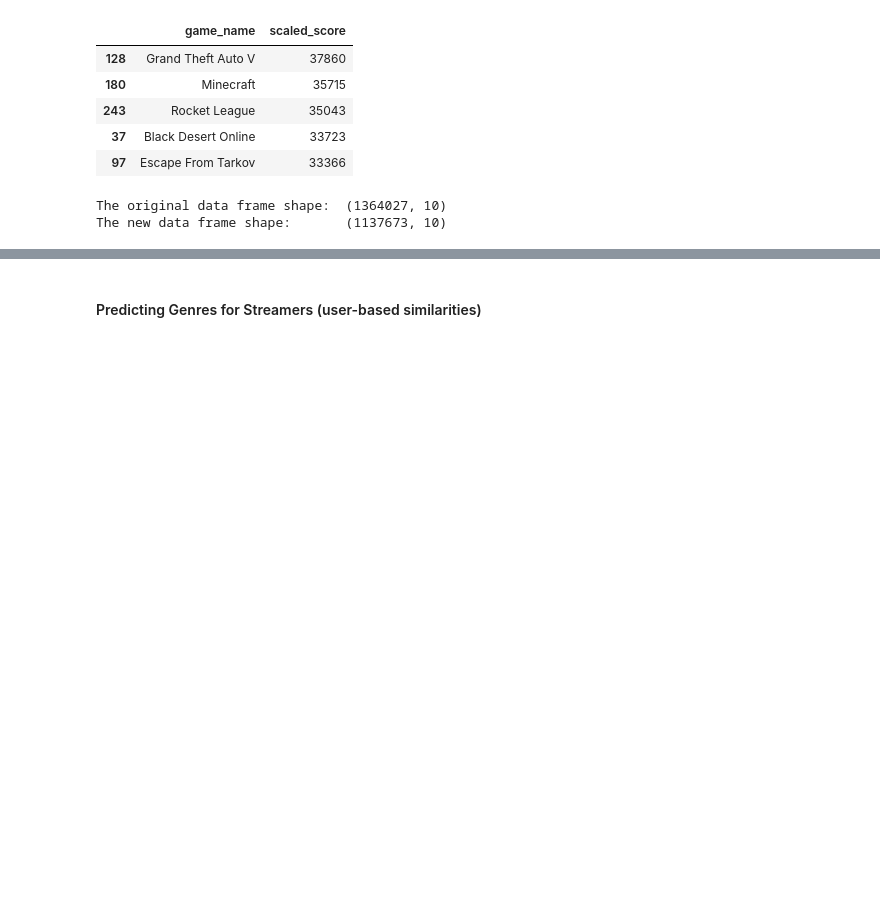
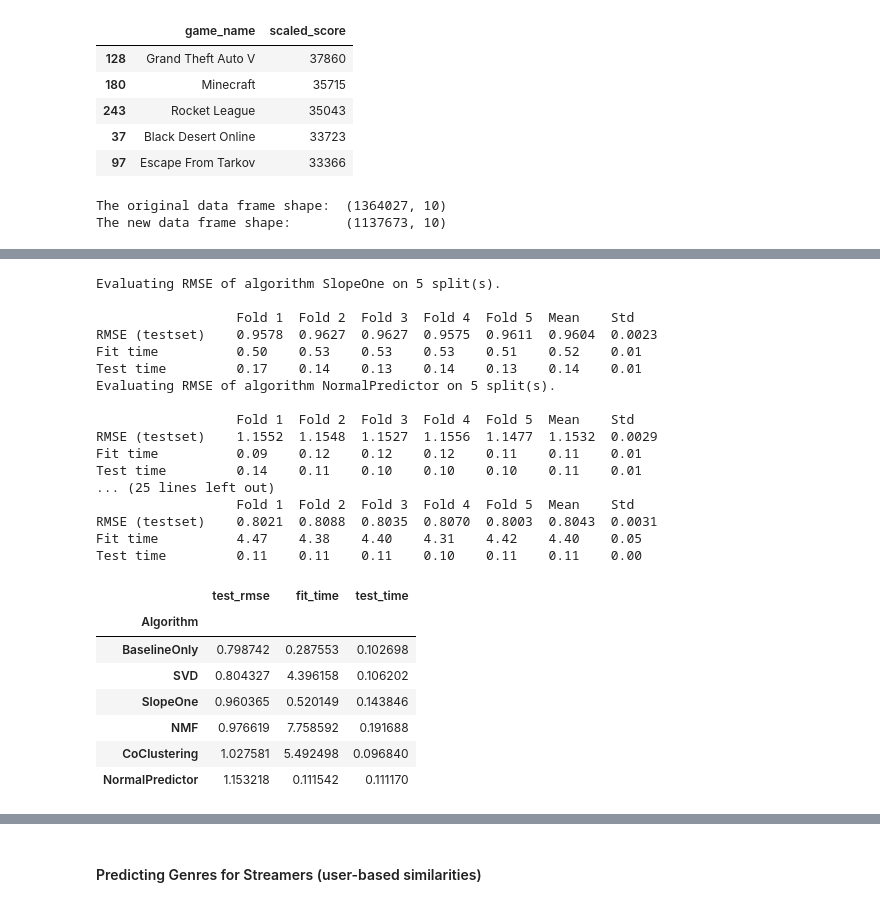
Before and after one commit to natashaborders-zz/Twitch_Streamers_Recommender, a Jupyter notebook: Recommender_For_Existing_Streamers/Surprise_Data_Transformation_Analysis.ipynb, the cells around one changed output, grey strips where cells are left out. Cells and saved outputs as stored; diff of their text form; code cells hidden in the pictures; blank space fills up the shorter version.

```diff
--- a/Recommender_For_Existing_Streamers/Surprise_Data_Transformation_Analysis.ipynb
+++ b/Recommender_For_Existing_Streamers/Surprise_Data_Transformation_Analysis.ipynb
@@ -213,0 +218,2 @@ grouped[grouped['user_name']=='sentynalol']
+# %%
+game_data = Dataset.load_from_df(games[['user_name', 'game_name', 'mean']], reader)
@@ -213,0 +261,41 @@ grouped[grouped['user_name']=='sentynalol']
+# %%
+benchmark = []
+# Iterate over all algorithms
+for algorithm in [SlopeOne(), NormalPredictor(), BaselineOnly(), NMF(), CoClustering(), SVD()]:
+
+
+    # Perform cross validation
+    results = cross_validate(algorithm, game_data, measures=['RMSE'], cv=5, verbose=True)
+
+    # Get results & append algorithm name
+    tmp = pd.DataFrame.from_dict(results).mean(axis=0)
+    tmp = tmp.append(pd.Series([str(algorithm).split(' ')[0].split('.')[-1]], index=['Algorithm']))
+    benchmark.append(tmp)
+
+pd.DataFrame(benchmark).set_index('Algorithm').sort_values('test_rmse')
+# %% [output]
+Evaluating RMSE of algorithm SlopeOne on 5 split(s).
+
+                  Fold 1  Fold 2  Fold 3  Fold 4  Fold 5  Mean    Std
+RMSE (testset)    0.9578  0.9627  0.9627  0.9575  0.9611  0.9604  0.0023
+Fit time          0.50    0.53    0.53    0.53    0.51    0.52    0.01
+Test time         0.17    0.14    0.13    0.14    0.13    0.14    0.01
+Evaluating RMSE of algorithm NormalPredictor on 5 split(s).
+
+                  Fold 1  Fold 2  Fold 3  Fold 4  Fold 5  Mean    Std
+RMSE (testset)    1.1552  1.1548  1.1527  1.1556  1.1477  1.1532  0.0029
+Fit time          0.09    0.12    0.12    0.12    0.11    0.11    0.01
+Test time         0.14    0.11    0.10    0.10    0.10    0.11    0.01
+... (25 lines left out)
+                  Fold 1  Fold 2  Fold 3  Fold 4  Fold 5  Mean    Std
+RMSE (testset)    0.8021  0.8088  0.8035  0.8070  0.8003  0.8043  0.0031
+Fit time          4.47    4.38    4.40    4.31    4.42    4.40    0.05
+Test time         0.11    0.11    0.11    0.10    0.11    0.11    0.00
+|  | test_rmse | fit_time | test_time |
+| Algorithm |  |  |  |
+| BaselineOnly | 0.798742 | 0.287553 | 0.102698 |
+| SVD | 0.804327 | 4.396158 | 0.106202 |
+| SlopeOne | 0.960365 | 0.520149 | 0.143846 |
+| NMF | 0.976619 | 7.758592 | 0.191688 |
+| CoClustering | 1.027581 | 5.492498 | 0.096840 |
+| NormalPredictor | 1.153218 | 0.111542 | 0.111170 |
```
Also changed, not shown: parts of 105 cells of this notebook, 1 other file.
